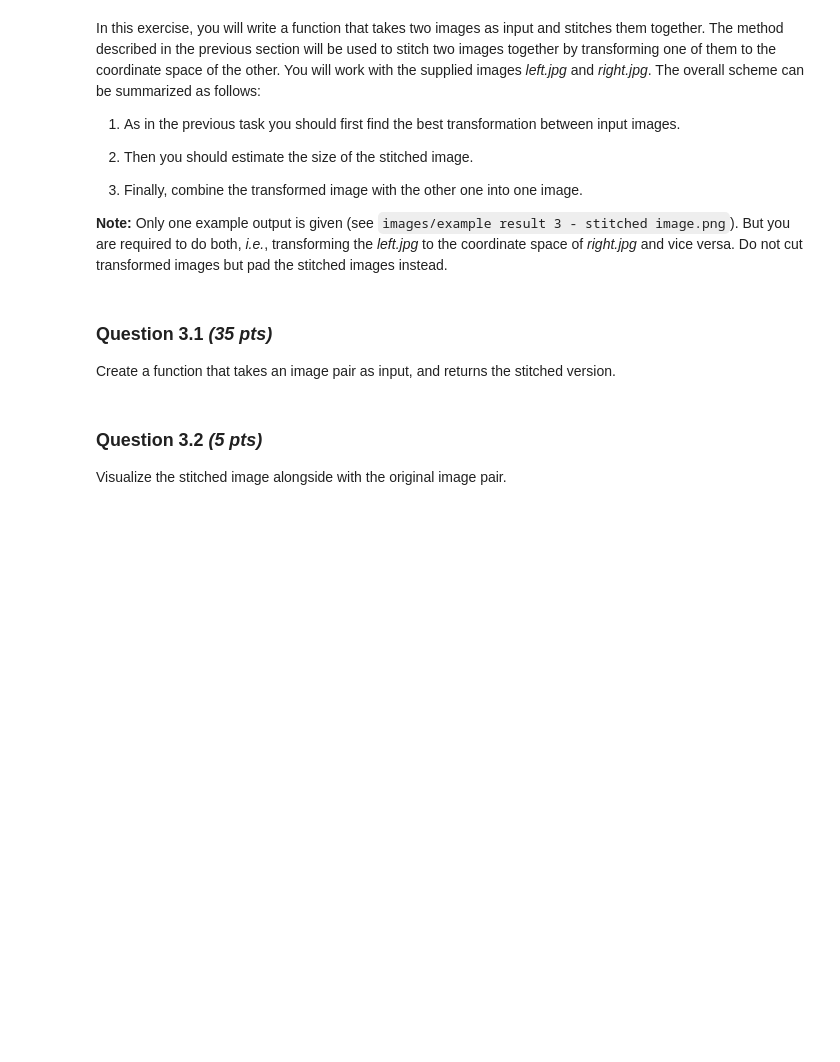
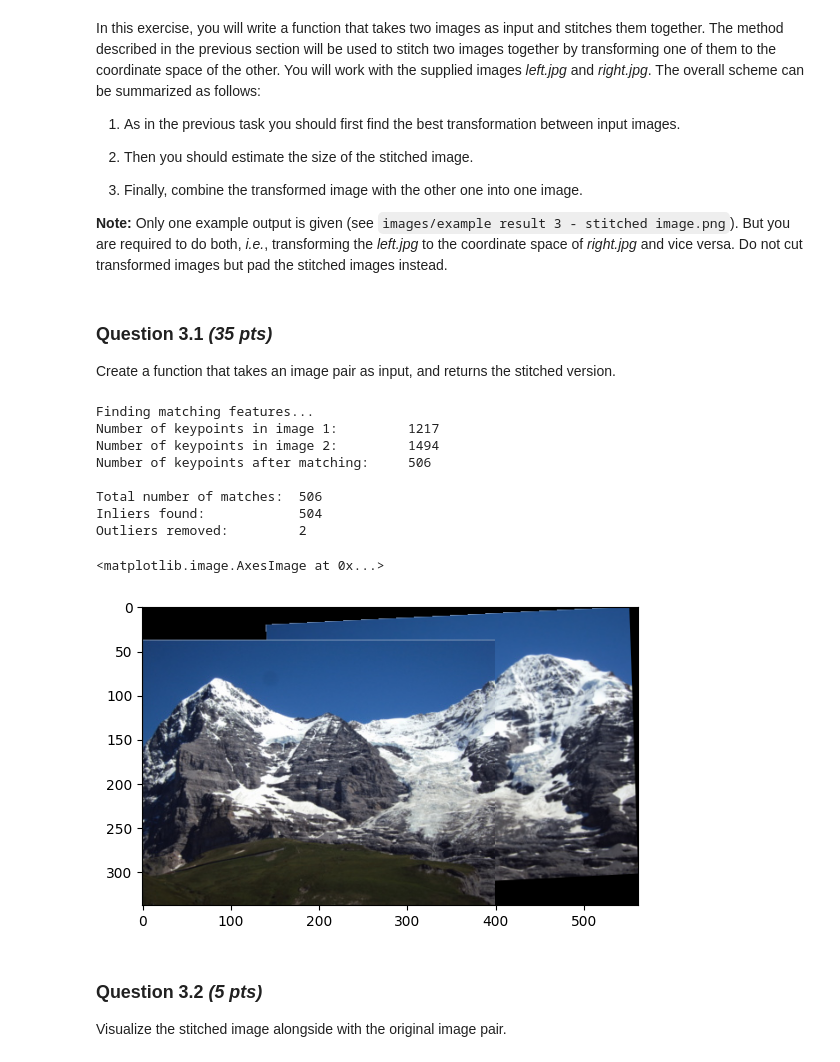
Before and after one commit to dqmis/uva_cv1, a Jupyter notebook: notebooks/Lab4.ipynb, the cells around one changed output. Drawn from its saved outputs; the diff is of its cells as text; code cells hidden in the pictures; blank space fills up the shorter version.

```diff
--- a/notebooks/Lab4.ipynb
+++ b/notebooks/Lab4.ipynb
@@ -354,31 +469,3 @@ In this exercise, you will write a function that takes two images as input and s
 # %% [markdown]
  ### Question 3.1 *(35 pts)*
 Create a function that takes an image pair as input, and returns the stitched version.
-# %%
-def stitchImages(img1, img2, N=800):
-    """
-    Given two input images, return the stitched image.
-    Arguments:
-      img1: the first image (in RGB)
-      img2: the second image (in RGB)
-      N: number of iterations for RANSAC
-    Returns:
-      The stitched image of the two images
-    """
-    # TODO: 1. Find the best transformation.
-
-    # TODO: 2. Estimate the size of the stitched image.
-    # Hint: Calculate the transformed coordinates of corners of the *right.jpg*
-
-    # TODO: 3. Combine the *left.jpg* with the transformed *right.jpg* into one image.
-    # When you call cv2.warpAffine() you have to input the destination size. But it can happen that the new
-    # coordinates of a pixel - upon transformation - are negative, e.g. (-10,0). In that case they  won't show up
-    # in the output image. We have to introduce padding, an additional translation to the calculated affine
-    # transoformation.
-
-    # ================
-    # YOUR CODE HERE
-    # ================
-    raise NotImplementedError
-
-    return stitched_img
@@ -385,23 +524,28 @@ def stitchImages(img1, img2, N=800):
 # %%
 img1_path = "images/left.jpg"
 img2_path = "images/right.jpg"
 
 # Load images
 img1 = cv2.imread(img1_path)
 img2 = cv2.imread(img2_path)
 
-# Note: OpenCV uses BGR instead of RGB
+# Convert to RGB
 img1 = cv2.cvtColor(img1, cv2.COLOR_BGR2RGB)
 img2 = cv2.cvtColor(img2, cv2.COLOR_BGR2RGB)
 
-# Stitch images
-stitchedImage1 = stitchImages(img1, img2, 100)
-stitchedImage2 = stitchImages(img2, img1, 100)
-
-plt.imshow(stitchedImage1)
-plt.axis("off")
-plt.show()
-plt.close()
+output = stitchImages(img1, img2, N=800)
+plt.imshow(output)
+# %% [output]
+Finding matching features...
+Number of keypoints in image 1:         1217
+Number of keypoints in image 2:         1494
+Number of keypoints after matching:     506
+
+Total number of matches:  506
+Inliers found:            504
+Outliers removed:         2
+<matplotlib.image.AxesImage at 0x...>
+[figure, added]
 # %% [markdown]
  ### Question 3.2 *(5 pts)*
 Visualize the stitched image alongside with the original image pair.
```
Also changed, not shown: parts of 12 cells of this notebook, 3 other files.
